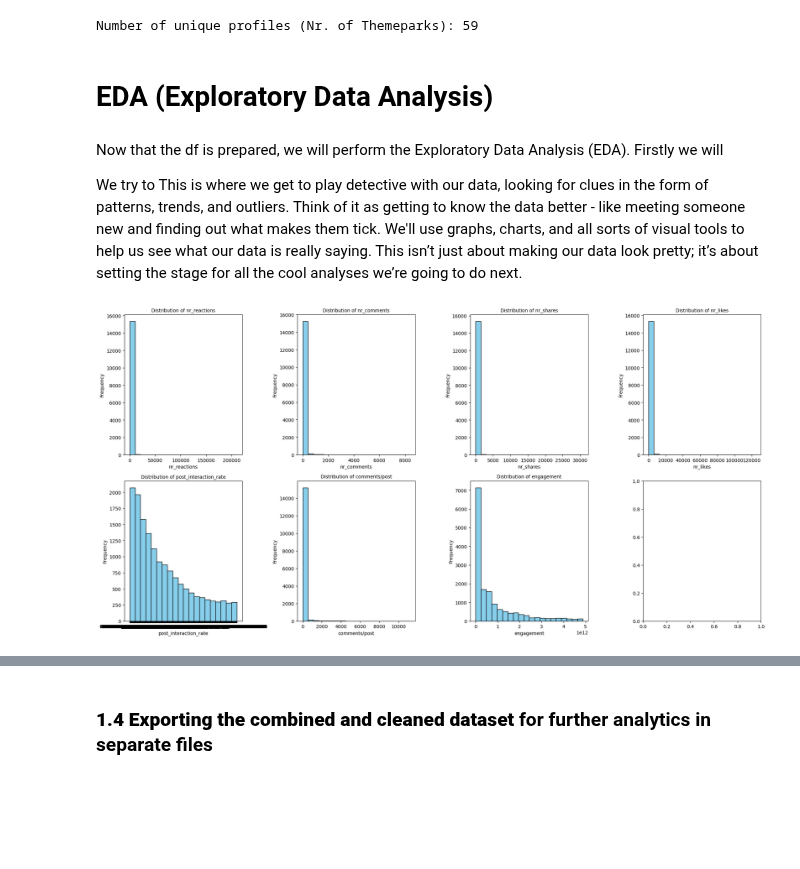
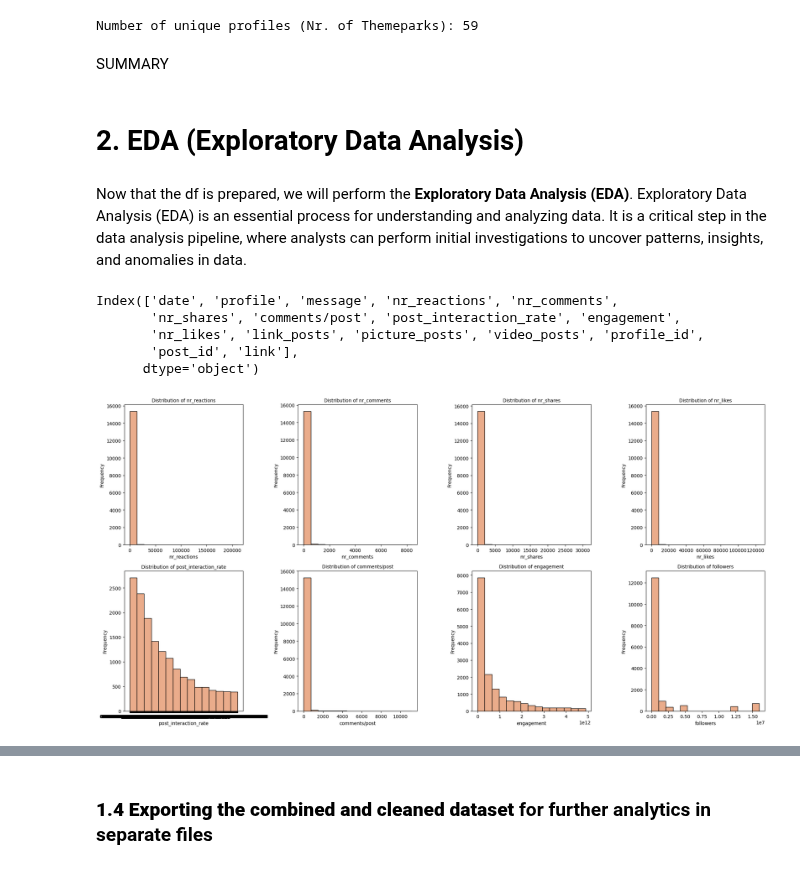
Before and after one commit to crlhbs/Group1_MarketingStrategy, a Jupyter notebook: Notebook_Themeparks_Group1.ipynb, the cells around one changed output, grey strips where cells are left out. Cells and saved outputs as stored; diff of their text form; code cells hidden in the pictures; blank space fills up the shorter version.

```diff
--- a/Notebook_Themeparks_Group1.ipynb
+++ b/Notebook_Themeparks_Group1.ipynb
@@ -223,39 +228,43 @@ number_of_profiles = combined_df['profile'].nunique()
 print("Number of unique profiles (Nr. of Themeparks):", number_of_profiles)
 # %% [output]
 Number of unique profiles (Nr. of Themeparks): 59
+# %% [markdown]
+SUMMARY
 # %% [markdown]
-# EDA (Exploratory Data Analysis)
+# 2. EDA (Exploratory Data Analysis)
-# %% [markdown]
-Now that the df is prepared, we will perform the Exploratory Data Analysis (EDA). Firstly we will
-
-We try to This is where we get to play detective with our data, looking for clues in the form of patterns, trends, and outliers. Think of it as getting to know the data better - like meeting someone new and finding out what makes them tick. We'll use graphs, charts, and all sorts of visual tools to help us see what our data is really saying. This isn’t just about making our data look pretty; it’s about setting the stage for all the cool analyses we’re going to do next.
+# %% [markdown]
+Now that the df is prepared, we will perform the **Exploratory Data Analysis (EDA)**. Exploratory Data Analysis (EDA) is an essential process for understanding and analyzing data. It is a critical step in the data analysis pipeline, where analysts can perform initial investigations to uncover patterns, insights, and anomalies in data.
+# %%
+#list all the columns which are in the df
+print(df.columns)
+# %% [output]
+Index(['date', 'profile', 'message', 'nr_reactions', 'nr_comments',
+       'nr_shares', 'comments/post', 'post_interaction_rate', 'engagement',
+       'nr_likes', 'link_posts', 'picture_posts', 'video_posts', 'profile_id',
+       'post_id', 'link'],
+      dtype='object')
 # %%
-# Assuming 'df' is your DataFrame and it has the eight numeric columns named as follows:
 numeric_columns = ['nr_reactions', 'nr_comments', 'nr_shares', 'nr_likes',
-                   'post_interaction_rate', 'comments/post', 'engagement']
+                   'post_interaction_rate', 'comments/post', 'engagement', 'followers']
 
-# Check if 'followers' column exists in the DataFrame
-if 'followers' in df.columns:
-    numeric_columns.append('followers')
-
-# Set up the matplotlib figure and axes
+#set up the matplotlib figure and axes
 fig, axs = plt.subplots(2, 4, figsize=(20, 10))  # 2x4 grid, figsize can be adjusted
 
-# Flatten the array of axes for easy iteration
+#flatten the array of axes for easy iteration
 axs = axs.ravel()
 
 #loop through the numeric columns and create a histogram for each
 for i, col in enumerate(numeric_columns):
     #you can adjust the number of bins for better visualization
-    axs[i].hist(df[col].dropna(), bins=20, color='skyblue', edgecolor='black')
+    axs[i].hist(combined_df[col].dropna(), bins=15, color='#eaac8b', edgecolor='black')
     axs[i].set_title(f'Distribution of {col}', fontsize=10)
     axs[i].set_xlabel(col)
     axs[i].set_ylabel('Frequency')
 
 #adjust layout for better readability
 plt.tight_layout()
 
 #display the plots
 plt.show()
 # %% [output]
-[figure, old version]
+[figure, new version]
```
Also changed, not shown: parts of 11 cells of this notebook, 1 other file.
